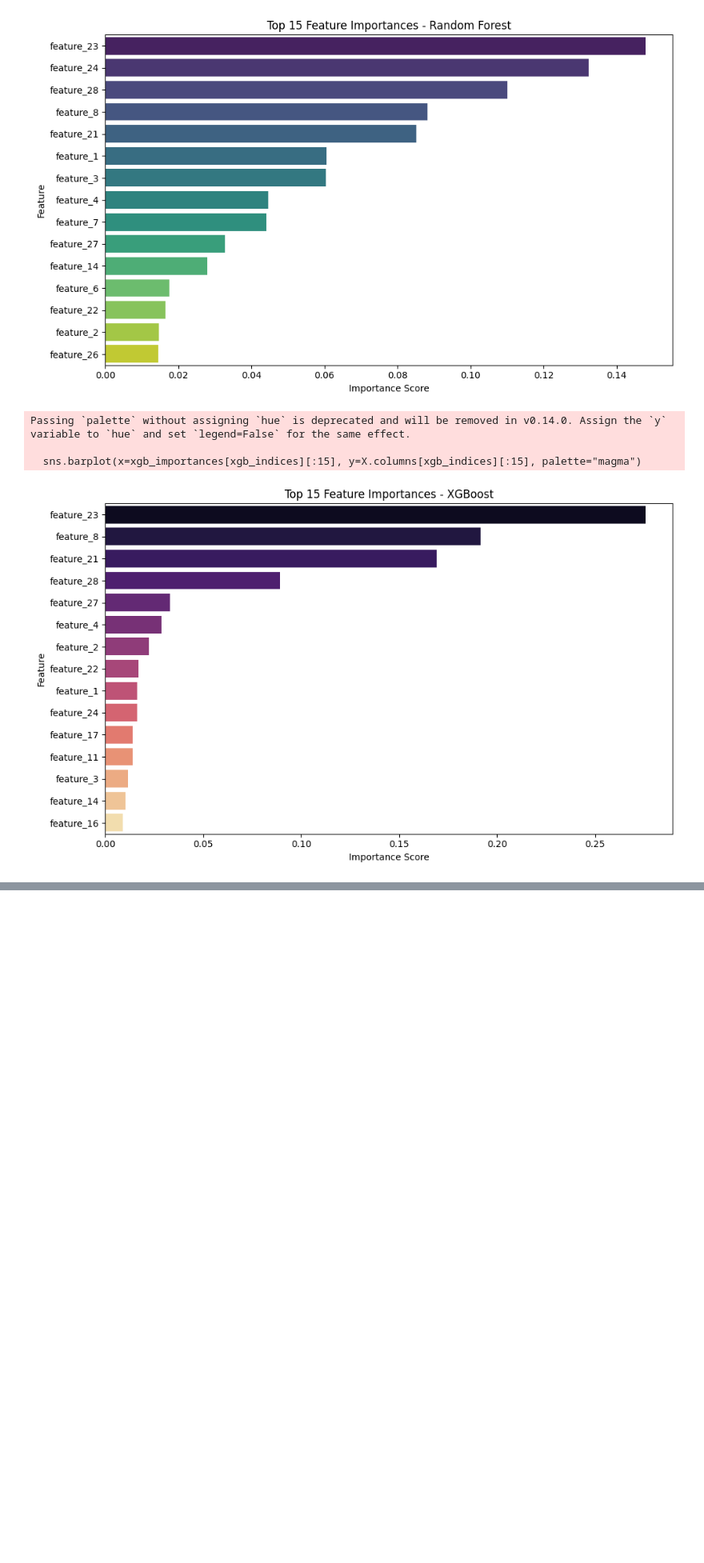
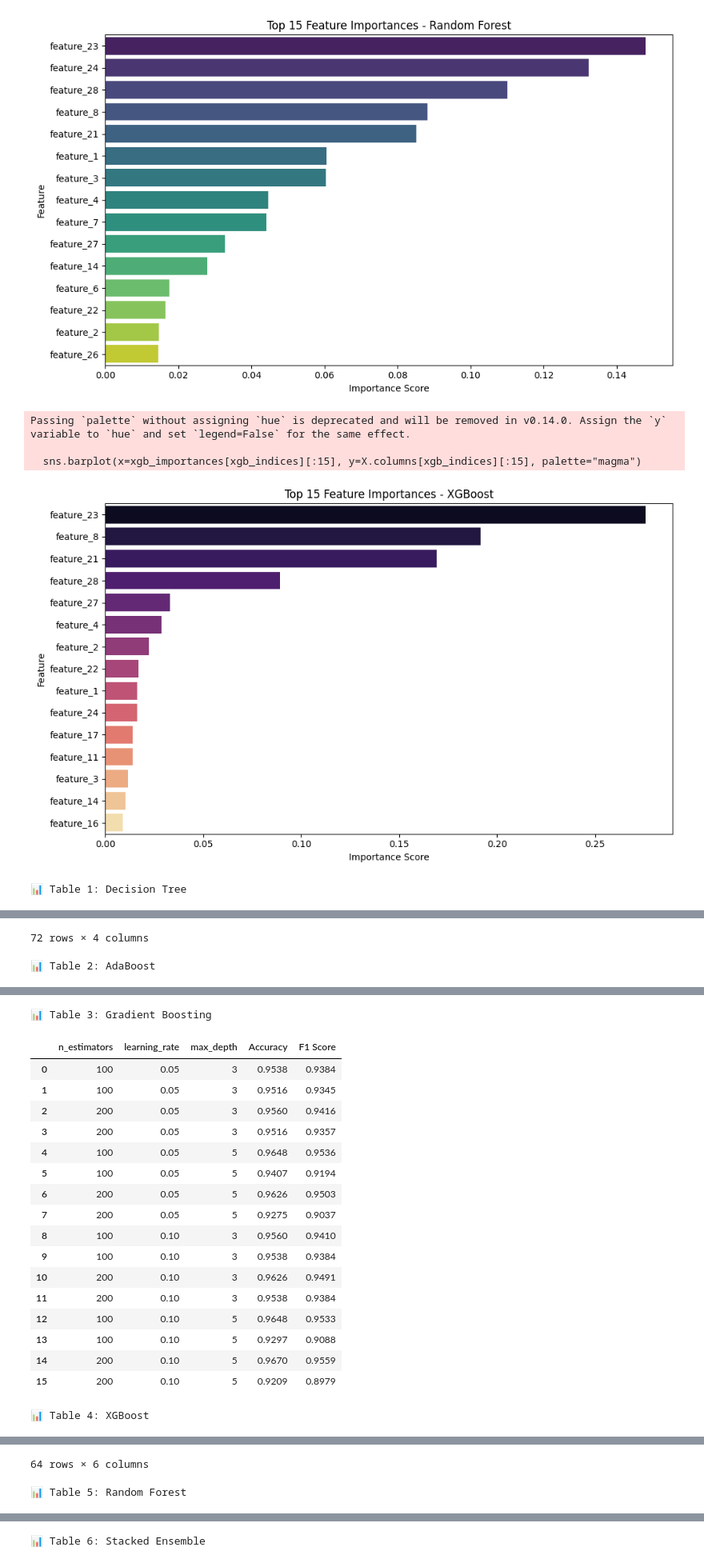
Before and after one commit to pranavahvarun/MachineLearningLab, a Jupyter notebook: a4/Ensemble_Prediction.ipynb, the cells around one changed output, grey strips where cells are left out. Shown: that part at 80% size. Drawn from its saved outputs; the diff is of its cells as text; code cells hidden in the pictures; blank space fills up the shorter version.

```diff
--- a/a4/Ensemble_Prediction.ipynb
+++ b/a4/Ensemble_Prediction.ipynb
@@ -296,3 +296,57 @@ Passing `palette` without assigning `hue` is deprecated and will be removed in v
 
   sns.barplot(x=xgb_importances[xgb_indices][:15], y=X.columns[xgb_indices][:15], palette="magma")
 [figure]
+# %%
+from sklearn.model_selection import cross_val_score
+
+def make_table(model, param_grid, columns, X, y):
+    rows = []
+    for params in ParameterGrid(param_grid):
+        clf = model.set_params(**params)
+        acc = cross_val_score(clf, X, y, cv=5, scoring="accuracy").mean()
+        f1 = cross_val_score(clf, X, y, cv=5, scoring="f1").mean()
+        row = {col: params.get(col, "") for col in columns}
+        row["Accuracy"] = round(acc, 4)
+        row["F1 Score"] = round(f1, 4)
+        rows.append(row)
+    return pd.DataFrame(rows, columns=columns+["Accuracy","F1 Score"])
+
+# ---- Table 1: Decision Tree ----
+dt_table = make_table(models["Decision Tree"], param_grids["Decision Tree"],
+                      ["criterion","max_depth"], X_train_valid, y_train_valid)
+
+# ---- Table 2: AdaBoost ----
+ada_table = make_table(models["AdaBoost"], param_grids["AdaBoost"],
+                       ["n_estimators","learning_rate"], X_train_valid, y_train_valid)
+
+# ---- Table 3: Gradient Boosting ----
+gb_table = make_table(models["Gradient Boosting"], param_grids["Gradient Boosting"],
+                      ["n_estimators","learning_rate","max_depth"], X_train_valid, y_train_valid)
+
+# ---- Table 4: XGBoost ----
+xgb_table = make_table(models["XGBoost"], param_grids["XGBoost"],
+                       ["n_estimators","learning_rate","max_depth","gamma"], X_train_valid, y_train_valid)
+
+# ---- Table 5: Random Forest ----
+rf_table = make_table(models["Random Forest"], param_grids["Random Forest"],
+                      ["n_estimators","max_depth","criterion"], X_train_valid, y_train_valid)
+
+# ---- Table 6: Stacked Ensemble ----
+stack_table = make_table(models["Stacking"], param_grids["Stacking"],
+                         ["final_estimator"], X_train_valid, y_train_valid)
+
+# Show all tables
+print("\n📊 Table 1: Decision Tree")
+display(dt_table)
+print("\n📊 Table 2: AdaBoost")
+display(ada_table)
+print("\n📊 Table 3: Gradient Boosting")
+display(gb_table)
+print("\n📊 Table 4: XGBoost")
+display(xgb_table)
+print("\n📊 Table 5: Random Forest")
+display(rf_table)
+print("\n📊 Table 6: Stacked Ensemble")
+display(stack_table)
+# %% [output]
+📊 Table 1: Decision Tree
@@ -298,0 +365,2 @@ Passing `palette` without assigning `hue` is deprecated and will be removed in v
+72 rows × 4 columns
+📊 Table 2: AdaBoost
@@ -298,0 +377,19 @@ Passing `palette` without assigning `hue` is deprecated and will be removed in v
+📊 Table 3: Gradient Boosting
+|  | n_estimators | learning_rate | max_depth | Accuracy | F1 Score |
+| 0 | 100 | 0.05 | 3 | 0.9538 | 0.9384 |
+| 1 | 100 | 0.05 | 3 | 0.9516 | 0.9345 |
+| 2 | 200 | 0.05 | 3 | 0.9560 | 0.9416 |
+| 3 | 200 | 0.05 | 3 | 0.9516 | 0.9357 |
+| 4 | 100 | 0.05 | 5 | 0.9648 | 0.9536 |
+| 5 | 100 | 0.05 | 5 | 0.9407 | 0.9194 |
+| 6 | 200 | 0.05 | 5 | 0.9626 | 0.9503 |
+| 7 | 200 | 0.05 | 5 | 0.9275 | 0.9037 |
+| 8 | 100 | 0.10 | 3 | 0.9560 | 0.9410 |
+| 9 | 100 | 0.10 | 3 | 0.9538 | 0.9384 |
+| 10 | 200 | 0.10 | 3 | 0.9626 | 0.9491 |
+| 11 | 200 | 0.10 | 3 | 0.9538 | 0.9384 |
+| 12 | 100 | 0.10 | 5 | 0.9648 | 0.9533 |
+| 13 | 100 | 0.10 | 5 | 0.9297 | 0.9088 |
+| 14 | 200 | 0.10 | 5 | 0.9670 | 0.9559 |
+| 15 | 200 | 0.10 | 5 | 0.9209 | 0.8979 |
+📊 Table 4: XGBoost
@@ -298,0 +408,2 @@ Passing `palette` without assigning `hue` is deprecated and will be removed in v
+64 rows × 6 columns
+📊 Table 5: Random Forest
@@ -298,0 +427 @@ Passing `palette` without assigning `hue` is deprecated and will be removed in v
+📊 Table 6: Stacked Ensemble
```
Also changed, not shown: parts of 4 cells of this notebook.
